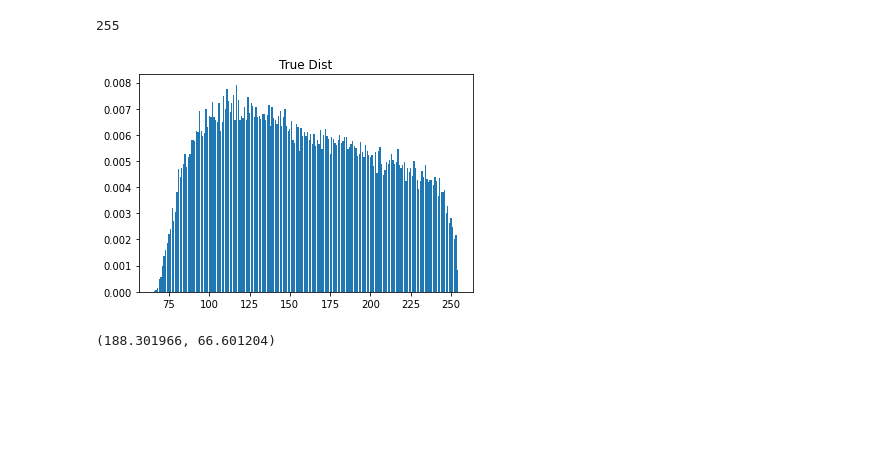
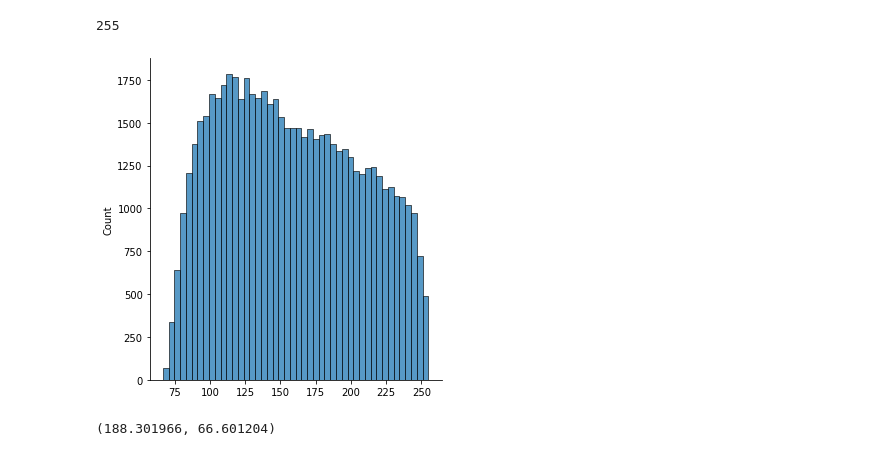
Before and after one commit to RajatRasal/deepscm, a Jupyter notebook: deepscm/datasets/morphomnist/intensity_causes_thickness.ipynb, the cells around one changed output. Drawn from its saved outputs; the diff is of its cells as text; code cells hidden in the pictures; blank space fills up the shorter version.

```diff
--- a/deepscm/datasets/morphomnist/intensity_causes_thickness.ipynb
+++ b/deepscm/datasets/morphomnist/intensity_causes_thickness.ipynb
@@ -114,9 +110,9 @@ counter = Counter(intensities.astype('int'))
-# %%
-plt.title('True Dist')
-plt.bar(counter.keys(), np.array(list(counter.values())) / 60000)
-plt.show()
-# %% [output]
-[figure, removed]
+# %%
+intensities = morphology_data.intensity.to_numpy()
+sns.displot(intensities)
+plt.show()
+# %% [output]
+[figure, added]
 # %%
 upper = intensities.max() - intensities.min()
 lower = intensities.min()
```
Also changed, not shown: parts of 27 cells of this notebook.
